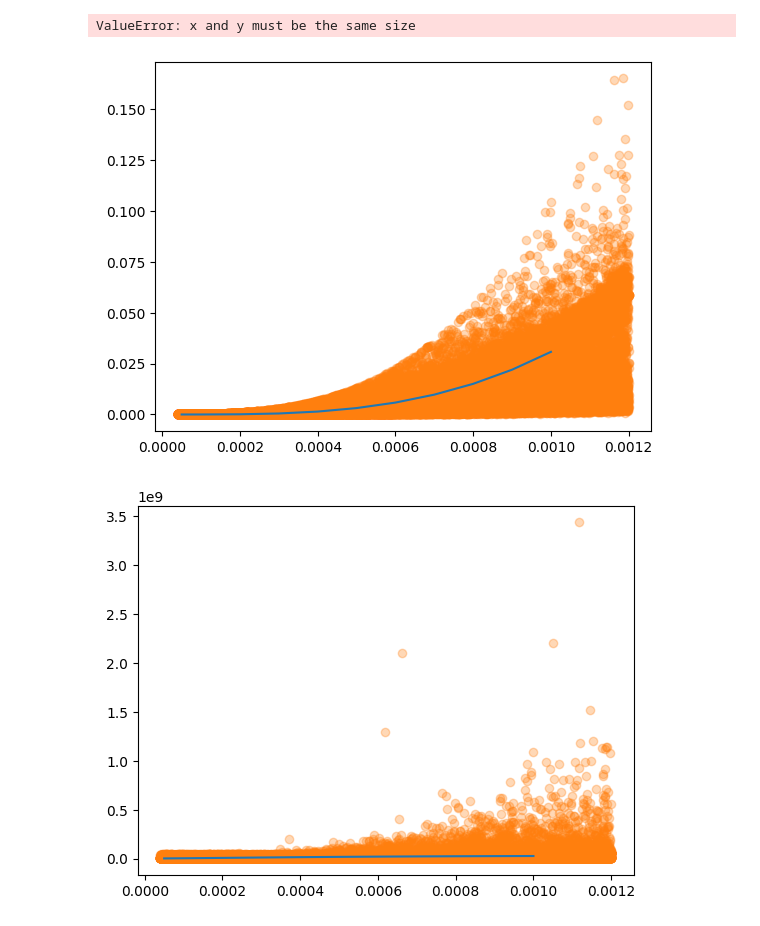
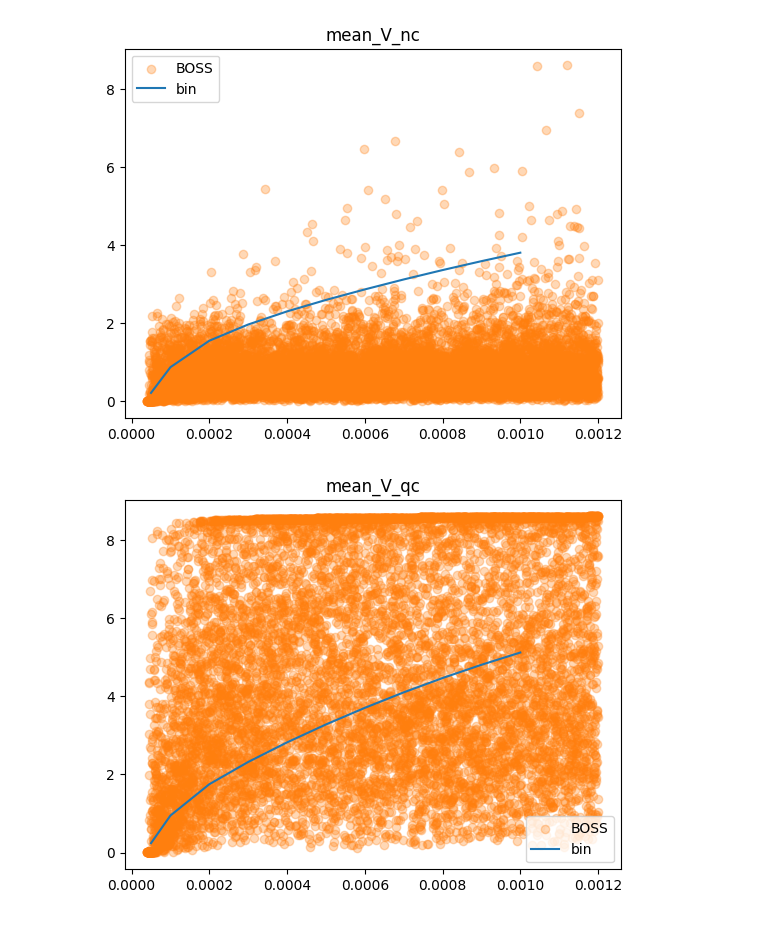
Before and after one commit to arthurzqhu/BOSS_PPE, a Jupyter notebook: ppe_viz.ipynb, the cells around one changed output. Saved outputs shown, nothing was run; the diff lists cells and outputs as text; code cells hidden in the pictures.

```diff
--- a/ppe_viz.ipynb
+++ b/ppe_viz.ipynb
@@ -13,10 +13,10 @@ from matplotlib.colors import LogNorm
 import itertools
 # %%
 vnum='0001'
-nikki = '2025-05-19'
-sim_config = 'rainshaft'
+nikki = '2025-05-27'
+sim_config = 'rainshaft_Vx_r1'
 l_cic = True
-target_simconfig = 'rainshaft'
+target_simconfig = 'rainshaft_dt60'
 
 plot_dir = 'plots/' + nikki + '/' + sim_config + '/'
 if not os.path.exists(plot_dir):
@@ -31,7 +31,9 @@ vars_strs = lp.get_dics(lp.output_dir, 'target', target_simconfig, n_init)
 mps, nmp = lp.get_mps(lp.output_dir, nikki, sim_config, l_cic, vars_strs)
 mps = lp.sort_strings_by_number(mps)
 # var_interest = [4, 9] # see lp.indvar_ename_set
-var_interest = [95, 107, 108, 119, 120]
+# var_interest = [127, 128, 129, 130]
+var_interest = [131, 132, 133, 134]
+# var_interest = [92, 108, 123, 124, 125, 126]
 # var_interest = [106, 107] # see lp.indvar_ename_set
 # var_interest = [95, 107, 121, 122] # see lp.indvar_ename_set
 # var_interest = [2,3,4] # see lp.indvar_ename_set
@@ -77,29 +79,31 @@ for combo in itertools.product(*vars_strs):
 # %%
 float_re = re.compile(r'(\d+(?:\.\d+)?)$')  # match digits, optional .digits, at end
 
 def numeric_key(s):
     # Find the first sequence of digits in the string
     m = float_re.search(s)
     return float(m.group(1)) if m else 0.0
 
 # NOTE: make sure n_init = 1 for this visualization
 for var_ename in indvar_enames:
     plt.figure()
     var_interest_val = []
     ind_var_val = []
 
     boss_var_interest_val = []
     boss_ind_var_val = []
     for combo in itertools.product(*vars_strs):
         ic_str = "".join(combo)
         ind_var_val.append(numeric_key(combo[0]))
         var_interest_val.append(nc_dict[ic_str]['BIN_TAU'][var_ename])
     for imp, mp in enumerate(mps):
         boss_var_interest_val.append(nc_dict['cic'][mp][var_ename])
         boss_ind_var_val.append(nc_dict['cic'][mp][vars_vn[0]])
-    plt.scatter(boss_ind_var_val, boss_var_interest_val, c='tab:orange', alpha=0.3)
-    plt.plot(ind_var_val, var_interest_val)
+    plt.scatter(boss_ind_var_val, boss_var_interest_val, c='tab:orange', alpha=0.3, label='BOSS')
+    plt.plot(ind_var_val, var_interest_val, label='bin')
+    plt.legend()
+    plt.title(var_ename)
+    # plt.yscale('log')
 # %% [output]
-ValueError: x and y must be the same size
-[figure, old version]
+[figure, new version]
-[figure, old version]
+[figure, new version]
```
Also changed, not shown: parts of 1 cell of this notebook, 5 other files.
